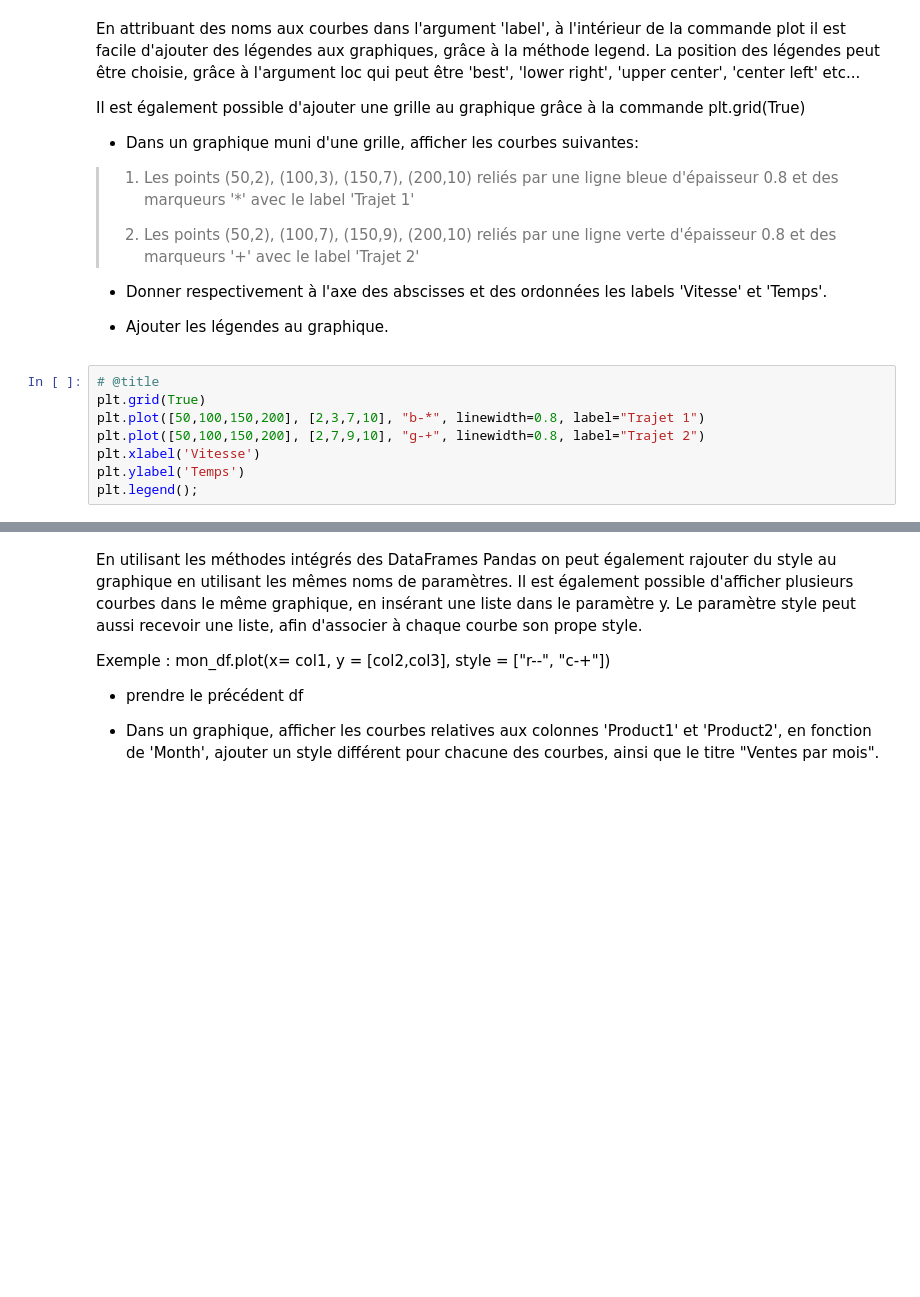
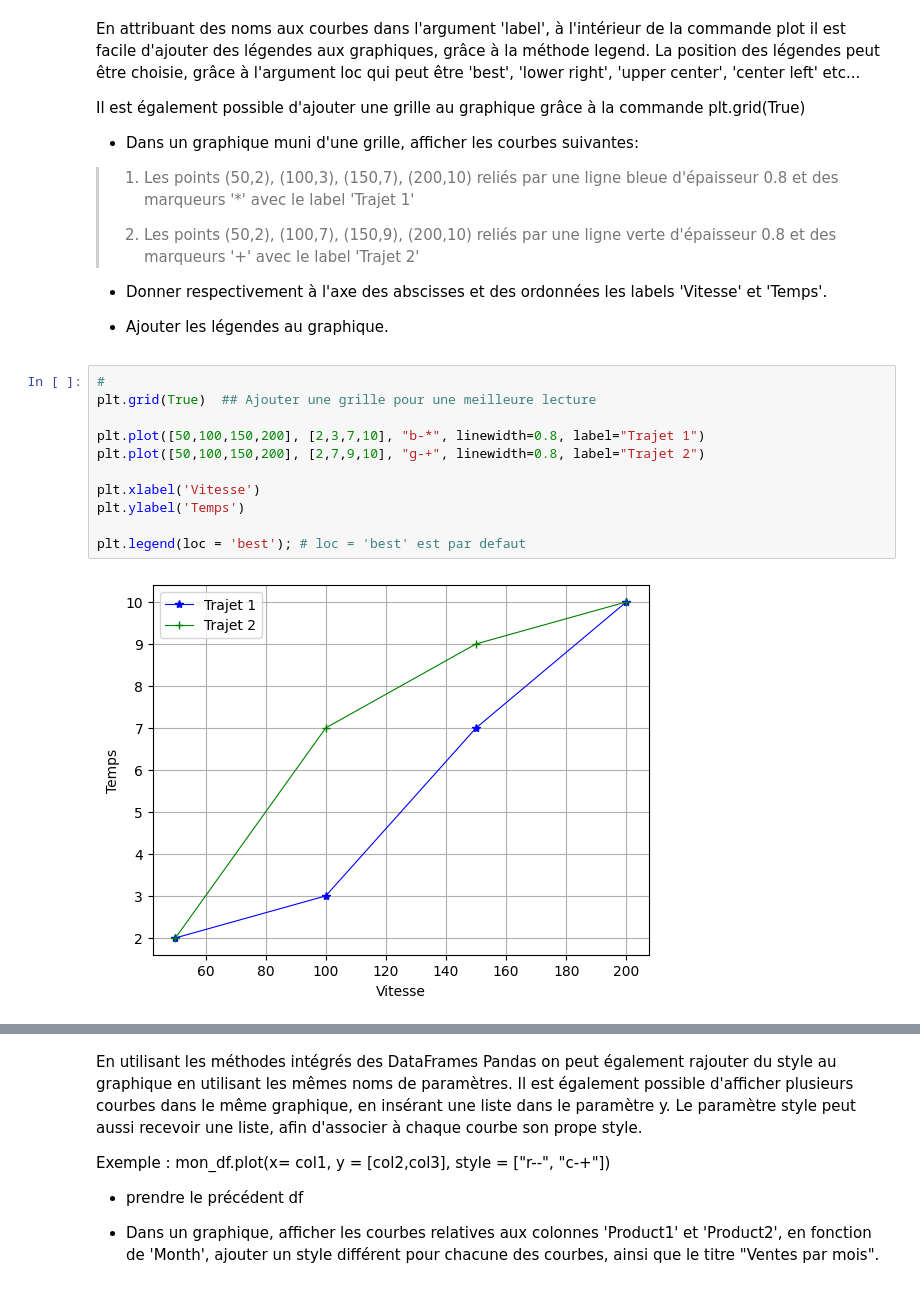
Before and after one commit to 0Jay03/Apprentissage-Python, a Jupyter notebook: Essai2/La Data Viz.ipynb, the cells around one changed output, grey strips where cells are left out. Cells and saved outputs as stored; diff of their text form; blank space fills up the shorter version.

```diff
--- a/Essai2/La Data Viz.ipynb
+++ b/Essai2/La Data Viz.ipynb
@@ -339,10 +341,15 @@ Il est également possible d'ajouter une grille au graphique grâce à la comman
 
 + Ajouter les légendes au graphique.
 # %%
-# @title
-plt.grid(True)
+#
+plt.grid(True)  ## Ajouter une grille pour une meilleure lecture
+
 plt.plot([50,100,150,200], [2,3,7,10], "b-*", linewidth=0.8, label="Trajet 1")
 plt.plot([50,100,150,200], [2,7,9,10], "g-+", linewidth=0.8, label="Trajet 2")
+
 plt.xlabel('Vitesse')
 plt.ylabel('Temps')
-plt.legend();
+
+plt.legend(loc = 'best'); # loc = 'best' est par defaut
+# %% [output]
+[figure, added]
```
Also changed, not shown: parts of 11 cells of this notebook.
